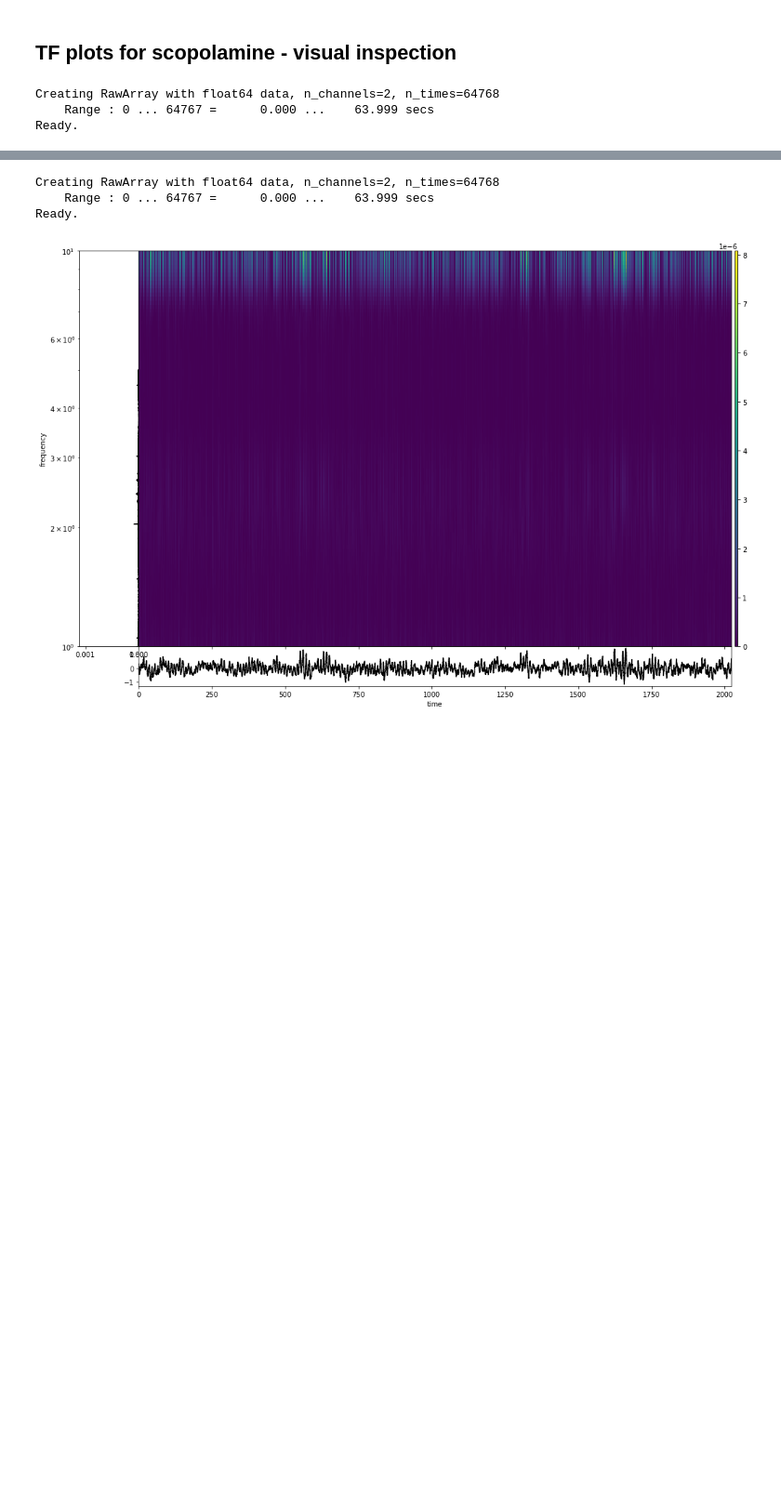
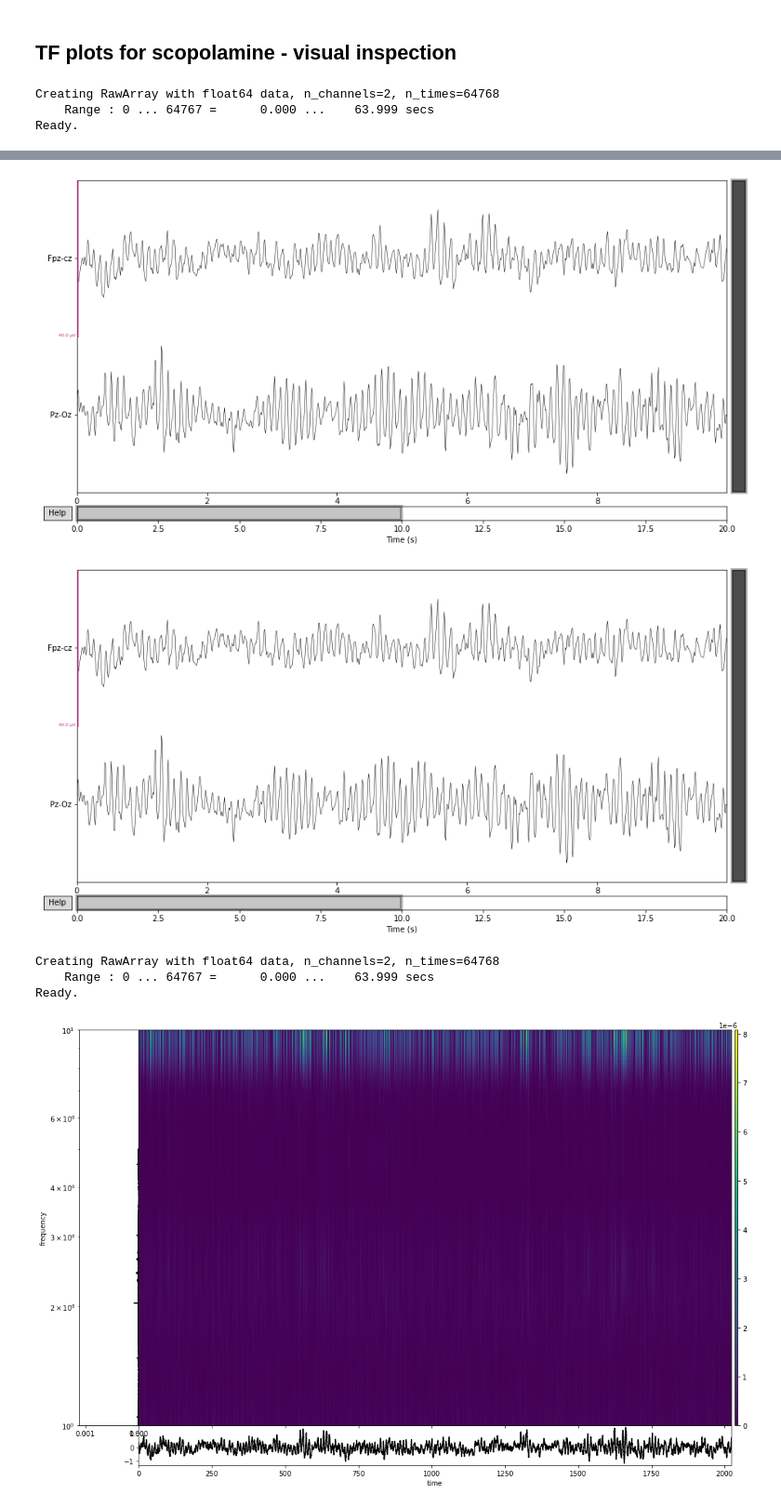
Before and after one commit to etiennegalea/ssl_generic_eeg, a Jupyter notebook: test.ipynb, the cells around one changed output, grey strips where cells are left out. Shown at 93% size. Cells and saved outputs as stored; diff of their text form; code cells hidden in the pictures; blank space fills up the shorter version.

```diff
--- a/test.ipynb
+++ b/test.ipynb
@@ -974,0 +982,3 @@ Ready.
+# %%
+raw = raw.filter(l_freq=0.5, h_freq=30, n_jobs=1)
+raw = raw.resample(100)
@@ -975,3 +999,8 @@ Ready.
+# %%
+raw.plot()
+# %% [output]
+[figure, added]
+[figure, added]
 # %%
 # scopolamine - M05
 m05_raw = mne.io.RawArray((loadmat(m05)['RawSignal'][:, [2,3]].T / 100000), info)
```
Also changed, not shown: parts of 2 cells of this notebook, 2 other files.
